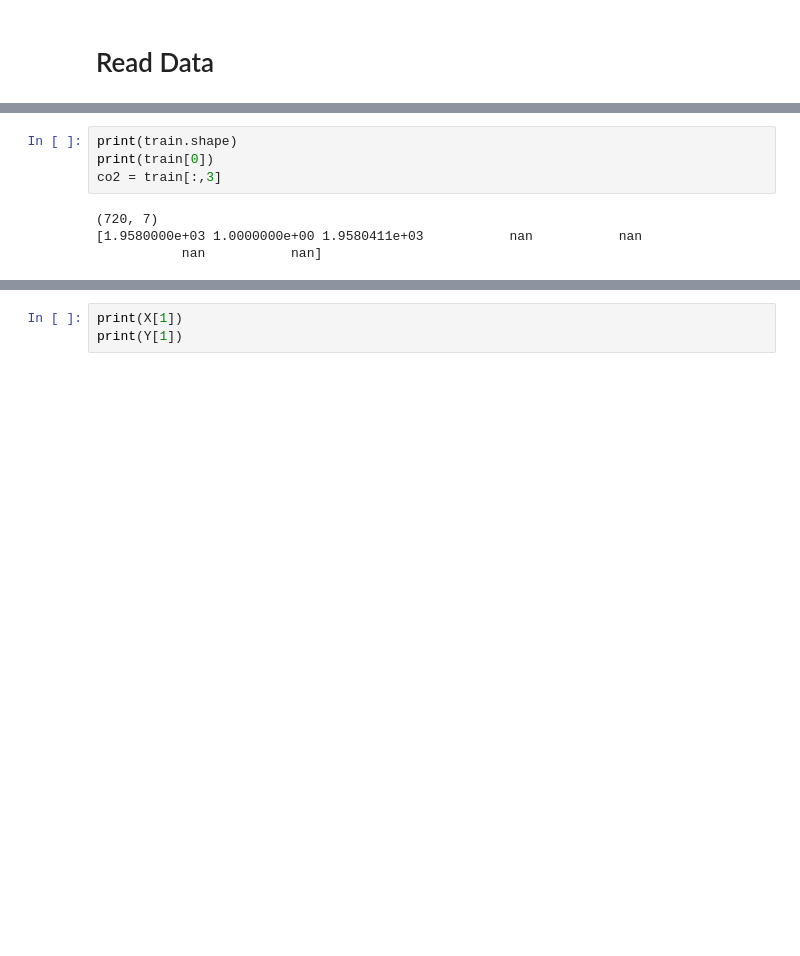
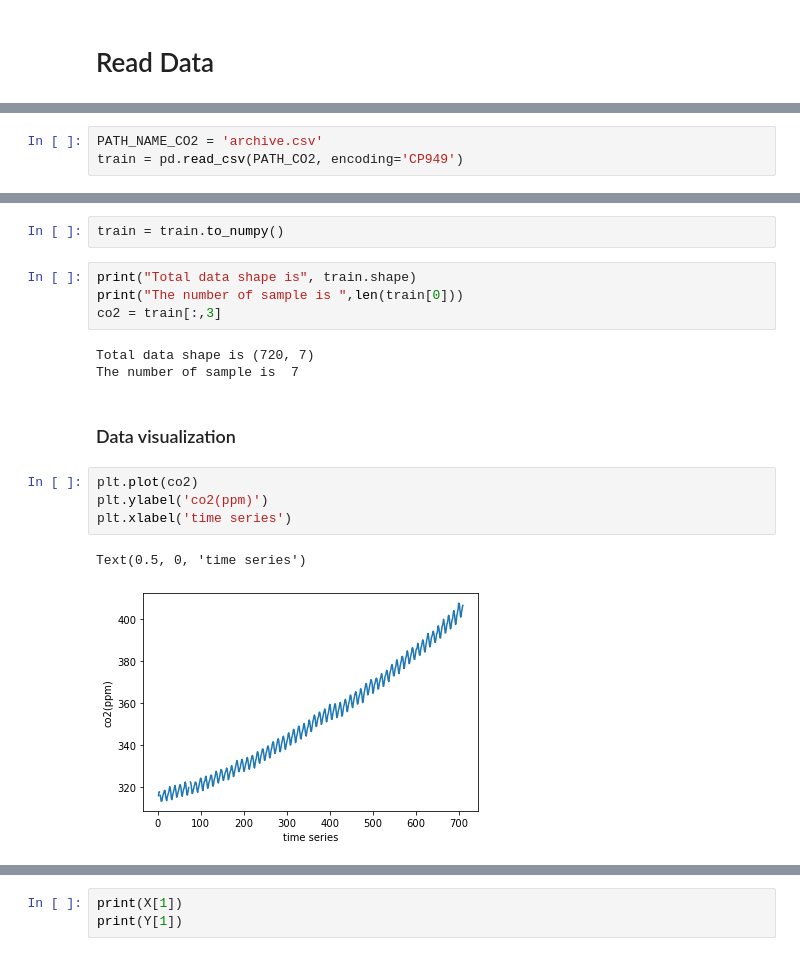
Before and after one commit to MunjungKim/ridge_regression, a Jupyter notebook: MATH532_HW1.ipynb, the cells around one changed output, grey strips where cells are left out. Cells and saved outputs as stored; diff of their text form; blank space fills up the shorter version.

```diff
--- a/MATH532_HW1.ipynb
+++ b/MATH532_HW1.ipynb
@@ -11,0 +9,3 @@ train = train.to_numpy()
+# %%
+PATH_NAME_CO2 = 'archive.csv'
+train = pd.read_csv(PATH_CO2, encoding='CP949')
@@ -12,11 +28,21 @@ train = train.to_numpy()
+# %%
+train = train.to_numpy()
 # %%
-print(train.shape)
-print(train[0])
+print("Total data shape is", train.shape)
+print("The number of sample is ",len(train[0]))
 co2 = train[:,3]
 # %% [output]
-(720, 7)
-[1.9580000e+03 1.0000000e+00 1.9580411e+03           nan           nan
-           nan           nan]
+Total data shape is (720, 7)
+The number of sample is  7
+# %% [markdown]
+### Data visualization
+# %%
+plt.plot(co2)
+plt.ylabel('co2(ppm)')
+plt.xlabel('time series')
+# %% [output]
+Text(0.5, 0, 'time series')
+[figure, added]
 # %%
 p = 7 # window size
 size = train.shape[0] # sample size
```
Also changed, not shown: parts of 5 cells of this notebook.
